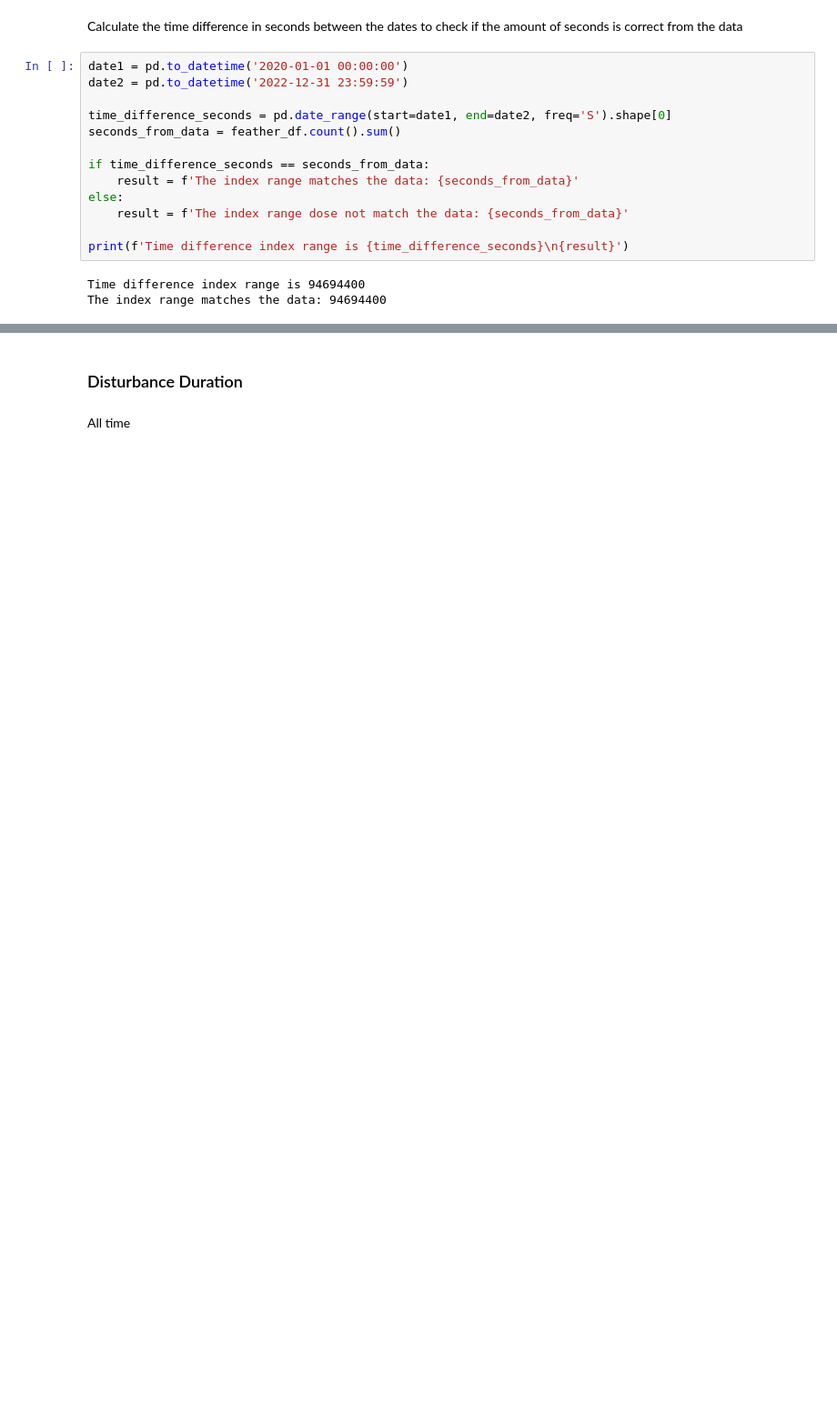
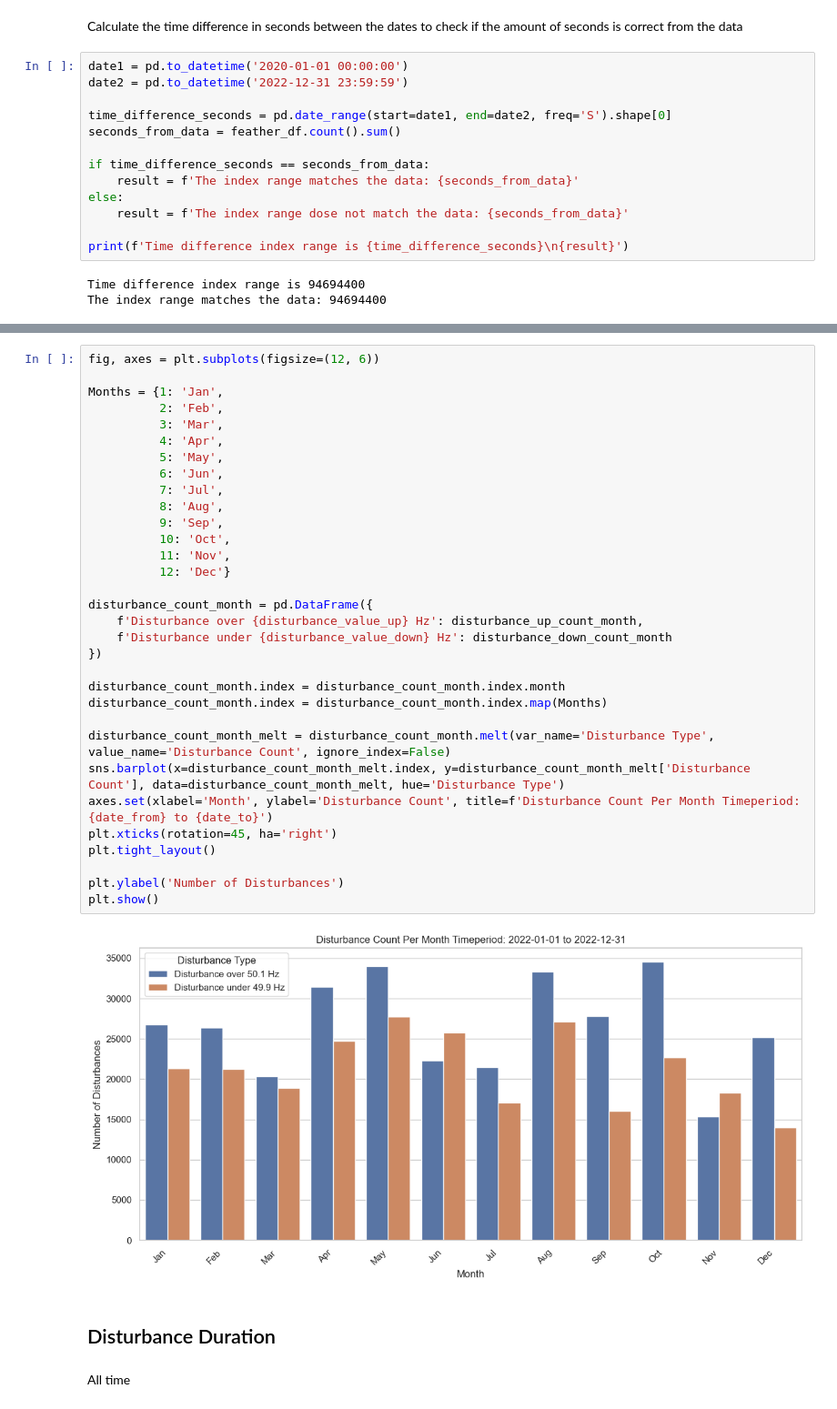
Before and after one commit to HermanCoding/frequency_deviation, a Jupyter notebook: visualize_data.ipynb, the cells around one changed output, grey strips where cells are left out. Shown at 91% size. Drawn from its saved outputs; the diff is of its cells as text; blank space fills up the shorter version.

```diff
--- a/visualize_data.ipynb
+++ b/visualize_data.ipynb
@@ -268,4 +309,38 @@ plt.show()
+# %%
+fig, axes = plt.subplots(figsize=(12, 6))
+
+Months = {1: 'Jan',
+          2: 'Feb',
+          3: 'Mar',
+          4: 'Apr',
+          5: 'May',
+          6: 'Jun',
+          7: 'Jul',
+          8: 'Aug',
+          9: 'Sep',
+          10: 'Oct',
+          11: 'Nov',
+          12: 'Dec'}
+
+disturbance_count_month = pd.DataFrame({
+    f'Disturbance over {disturbance_value_up} Hz': disturbance_up_count_month,
+    f'Disturbance under {disturbance_value_down} Hz': disturbance_down_count_month
+})
+
+disturbance_count_month.index = disturbance_count_month.index.month
+disturbance_count_month.index = disturbance_count_month.index.map(Months)
+
+disturbance_count_month_melt = disturbance_count_month.melt(var_name='Disturbance Type', value_name='Disturbance Count', ignore_index=False)
+sns.barplot(x=disturbance_count_month_melt.index, y=disturbance_count_month_melt['Disturbance Count'], data=disturbance_count_month_melt, hue='Disturbance Type')
+axes.set(xlabel='Month', ylabel='Disturbance Count', title=f'Disturbance Count Per Month Timeperiod: {date_from} to {date_to}')
+plt.xticks(rotation=45, ha='right')
+plt.tight_layout()
+
+plt.ylabel('Number of Disturbances')
+plt.show()
+# %% [output]
+[figure, added]
 # %% [markdown]
-### Disturbance Duration
+## Disturbance Duration
 # %% [markdown]
 All time
```
Also changed, not shown: parts of 55 cells of this notebook, 3 other files.
